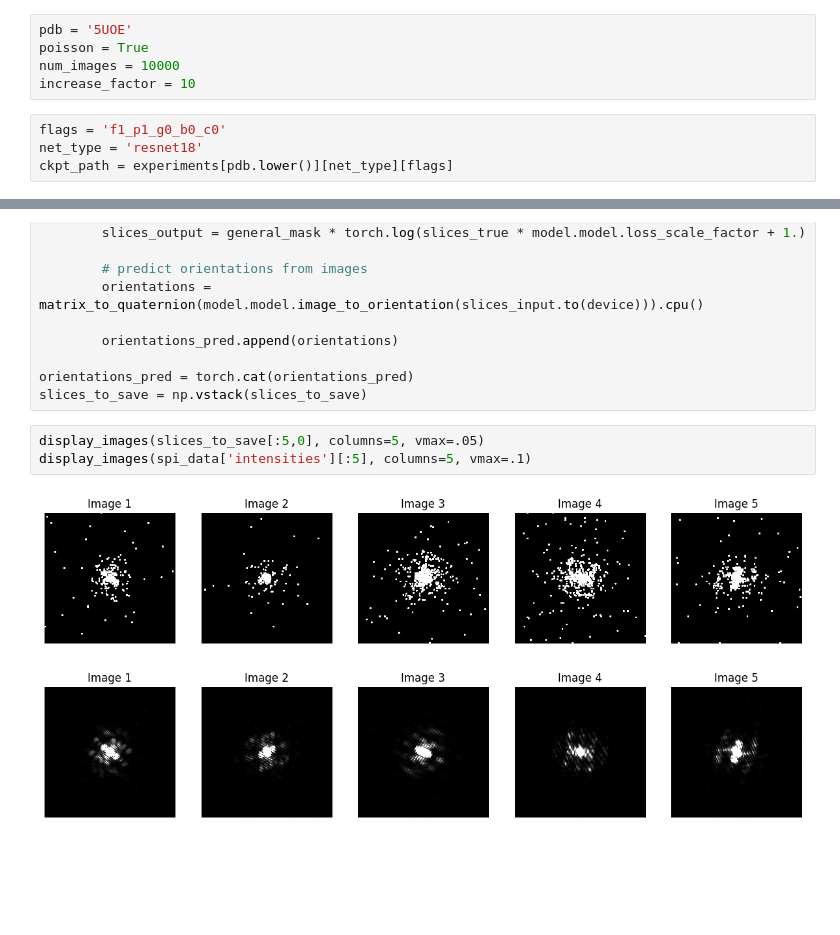
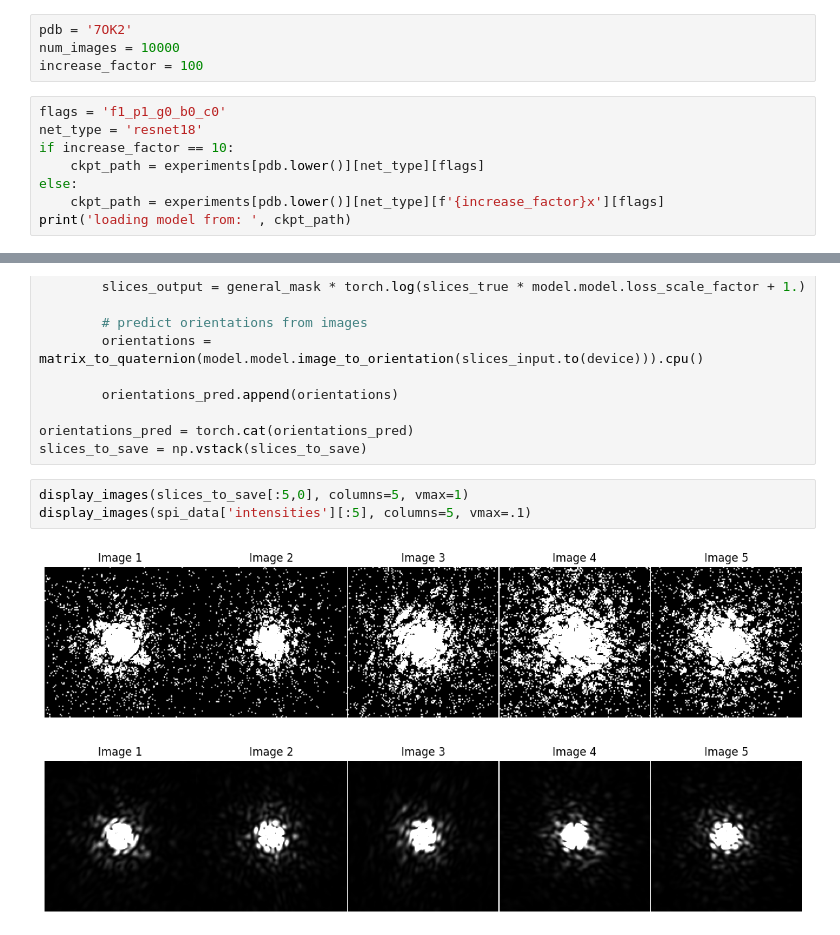
Before and after one commit to zhantaochen/neurorient, a Jupyter notebook: prepare_spinifel.ipynb, the cells around one changed output, grey strips where cells are left out. Cells and saved outputs as stored; diff of their text form; blank space fills up the shorter version.

```diff
--- a/prepare_spinifel.ipynb
+++ b/prepare_spinifel.ipynb
@@ -39,11 +39,14 @@ from neurorient.utils_config import prepare_dataset, flags_long2short
 with open('/pscratch/sd/z/zhantao/neurorient_repo/experiments/experiments.yaml') as f:
     experiments = yaml.safe_load(f)
 # %%
-pdb = '5UOE'
-poisson = True
+pdb = '7OK2'
 num_images = 10000
-increase_factor = 10
+increase_factor = 100
 # %%
 flags = 'f1_p1_g0_b0_c0'
 net_type = 'resnet18'
-ckpt_path = experiments[pdb.lower()][net_type][flags]
+if increase_factor == 10:
+    ckpt_path = experiments[pdb.lower()][net_type][flags]
+else:
+    ckpt_path = experiments[pdb.lower()][net_type][f'{increase_factor}x'][flags]
+print('loading model from: ', ckpt_path)
@@ -104,11 +109,11 @@ with torch.no_grad():
 orientations_pred = torch.cat(orientations_pred)
 slices_to_save = np.vstack(slices_to_save)
 # %%
-display_images(slices_to_save[:5,0], columns=5, vmax=.05)
+display_images(slices_to_save[:5,0], columns=5, vmax=1)
 display_images(spi_data['intensities'][:5], columns=5, vmax=.1)
 # %% [output]
-[figure, old version]
+[figure, new version]
-[figure, old version]
+[figure, new version]
 # %%
 import numpy as np
 
```
Also changed, not shown: parts of 7 cells of this notebook, 14 other files.
